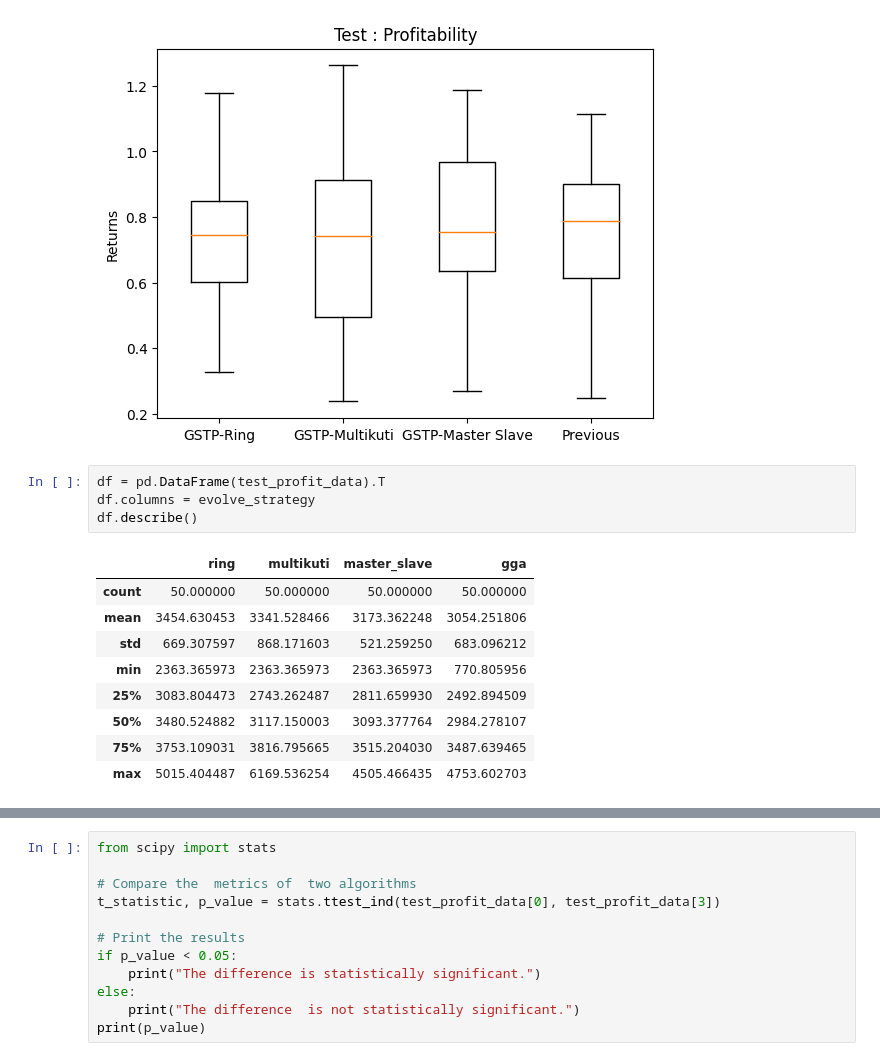
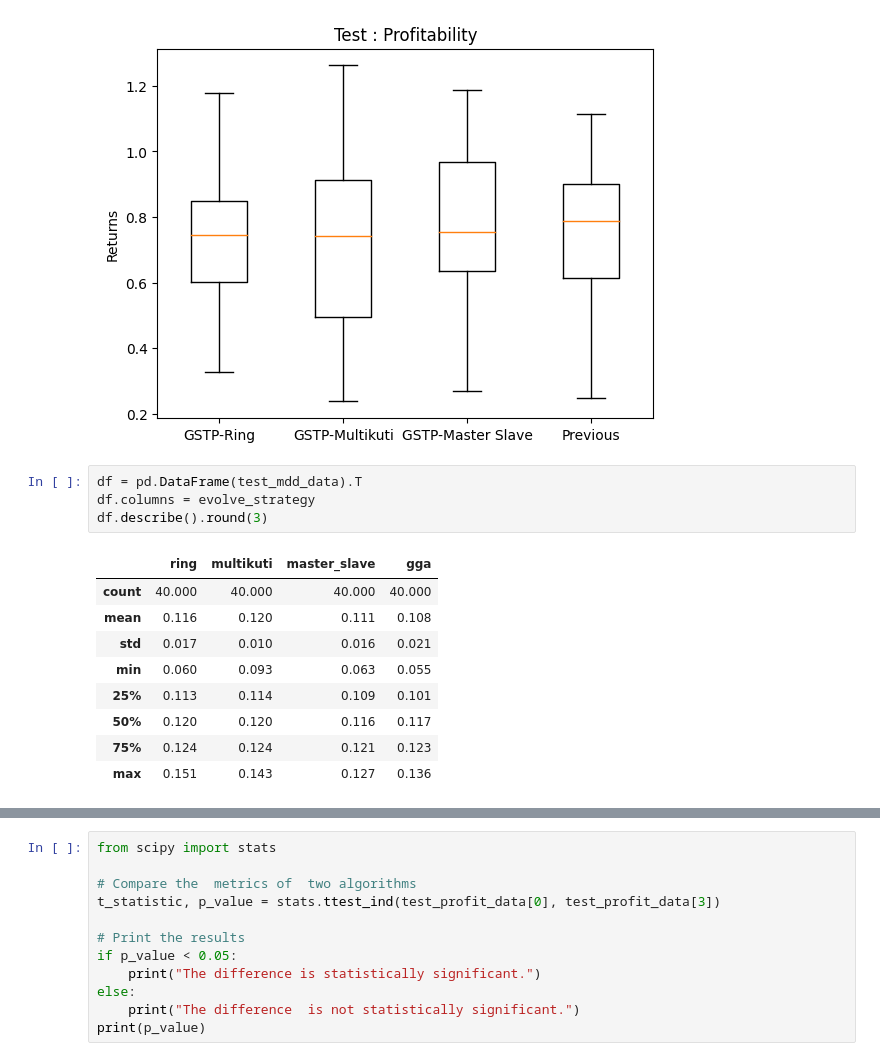
Before and after one commit to Chideme/island_genetic_algrorithm, a Jupyter notebook: sideways.ipynb, the cells around one changed output, grey strips where cells are left out. Cells and saved outputs as stored; diff of their text form.

```diff
--- a/sideways.ipynb
+++ b/sideways.ipynb
@@ -249,16 +249,16 @@ Gener
 [figure]
 [figure]
 # %%
-df = pd.DataFrame(test_profit_data).T
+df = pd.DataFrame(test_mdd_data).T
 df.columns = evolve_strategy
-df.describe()
+df.describe().round(3)
 # %% [output]
 |  | ring | multikuti | master_slave | gga |
-| count | 50.000000 | 50.000000 | 50.000000 | 50.000000 |
-| mean | 3454.630453 | 3341.528466 | 3173.362248 | 3054.251806 |
-| std | 669.307597 | 868.171603 | 521.259250 | 683.096212 |
-| min | 2363.365973 | 2363.365973 | 2363.365973 | 770.805956 |
-| 25% | 3083.804473 | 2743.262487 | 2811.659930 | 2492.894509 |
-| 50% | 3480.524882 | 3117.150003 | 3093.377764 | 2984.278107 |
-| 75% | 3753.109031 | 3816.795665 | 3515.204030 | 3487.639465 |
-| max | 5015.404487 | 6169.536254 | 4505.466435 | 4753.602703 |
+| count | 40.000 | 40.000 | 40.000 | 40.000 |
+| mean | 0.116 | 0.120 | 0.111 | 0.108 |
+| std | 0.017 | 0.010 | 0.016 | 0.021 |
+| min | 0.060 | 0.093 | 0.063 | 0.055 |
+| 25% | 0.113 | 0.114 | 0.109 | 0.101 |
+| 50% | 0.120 | 0.120 | 0.116 | 0.117 |
+| 75% | 0.124 | 0.124 | 0.121 | 0.123 |
+| max | 0.151 | 0.143 | 0.127 | 0.136 |
```
Also changed, not shown: parts of 1 cell of this notebook.
